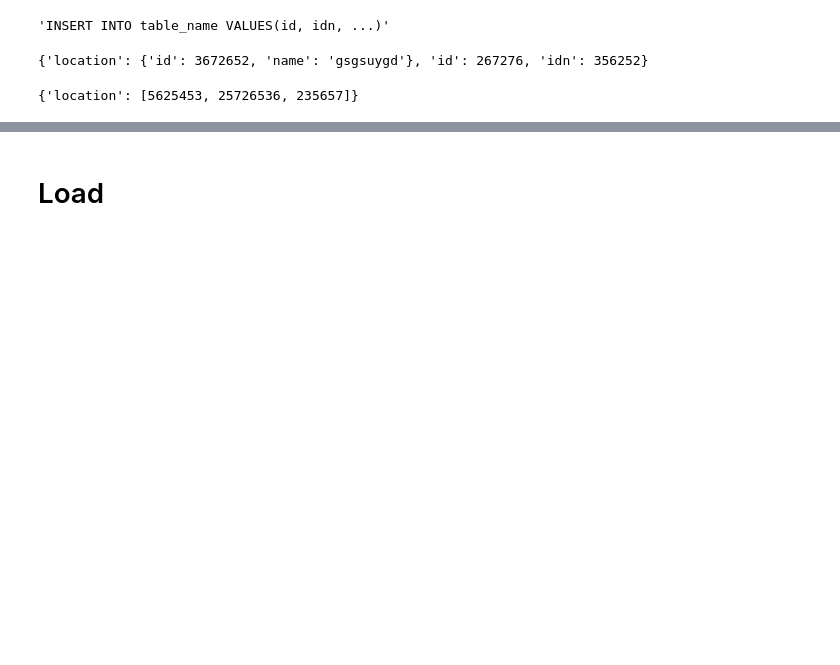
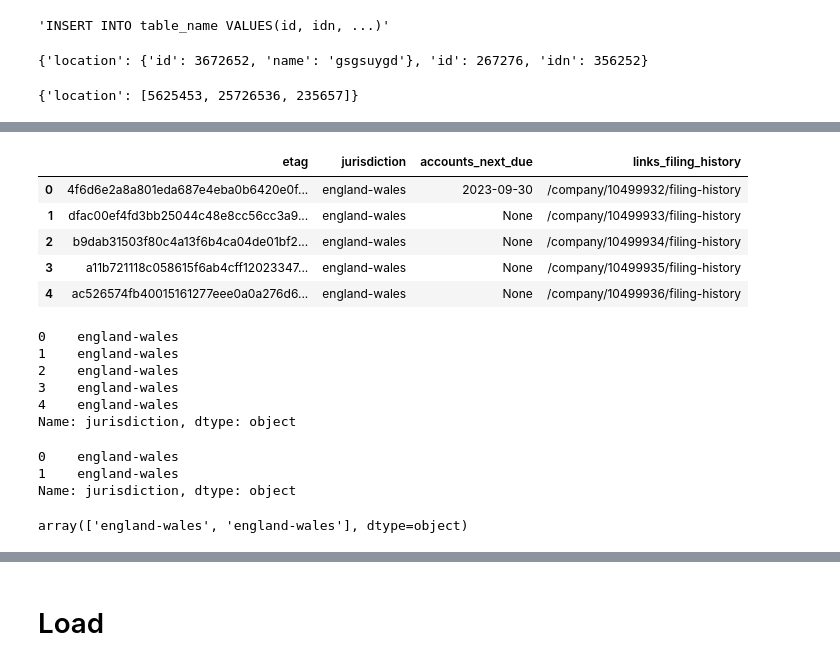
Before and after one commit to AriSidd/Data-Engineering-Tests, a Jupyter notebook: UK_company_house.ipynb, the cells around one changed output, grey strips where cells are left out. Cells and saved outputs as stored; diff of their text form; code cells hidden in the pictures; blank space fills up the shorter version.

```diff
--- a/UK_company_house.ipynb
+++ b/UK_company_house.ipynb
@@ -134,0 +254,9 @@ our_mapping_config = [
+# %%
+our_mapping_config = [
+    {"index": 1, "colName": "etag", "type": "str", "alias": "None", "map_type": "None"},
+    {"index": 2, "colName": "jurisdiction", "type": "str", "alias": "None", "map_type": "None"},
+    {"index": 3, "colName": "accounts.next_due", "type": "str", "alias": "None", "map_type": "None"},
+    {"index": 4, "colName": "links.filing_history", "type": "str", "alias": "None", "map_type": "None"}
+]
+
+transformed_data = transformations_on_batch(response_list, our_mapping_config)
@@ -134,0 +286,32 @@ our_mapping_config = [
+# %%
+import pandas as pd
+
+df = pd.DataFrame(transformed_data)
+
+df
+# %% [output]
+|  | etag | jurisdiction | accounts_next_due | links_filing_history |
+| 0 | 4f6d6e2a8a801eda687e4eba0b6420e0f... | england-wales | 2023-09-30 | /company/10499932/filing-history |
+| 1 | dfac00ef4fd3bb25044c48e8cc56cc3a9... | england-wales | None | /company/10499933/filing-history |
+| 2 | b9dab31503f80c4a13f6b4ca04de01bf2... | england-wales | None | /company/10499934/filing-history |
+| 3 | a11b721118c058615f6ab4cff12023347... | england-wales | None | /company/10499935/filing-history |
+| 4 | ac526574fb40015161277eee0a0a276d6... | england-wales | None | /company/10499936/filing-history |
+# %%
+df['jurisdiction']
+# %% [output]
+0    england-wales
+1    england-wales
+2    england-wales
+3    england-wales
+4    england-wales
+Name: jurisdiction, dtype: object
+# %%
+df['jurisdiction'].iloc[0:2]
+# %% [output]
+0    england-wales
+1    england-wales
+Name: jurisdiction, dtype: object
+# %%
+df['jurisdiction'].iloc[0:2].values
+# %% [output]
+array(['england-wales', 'england-wales'], dtype=object)
```
Also changed, not shown: parts of 20 cells of this notebook.
